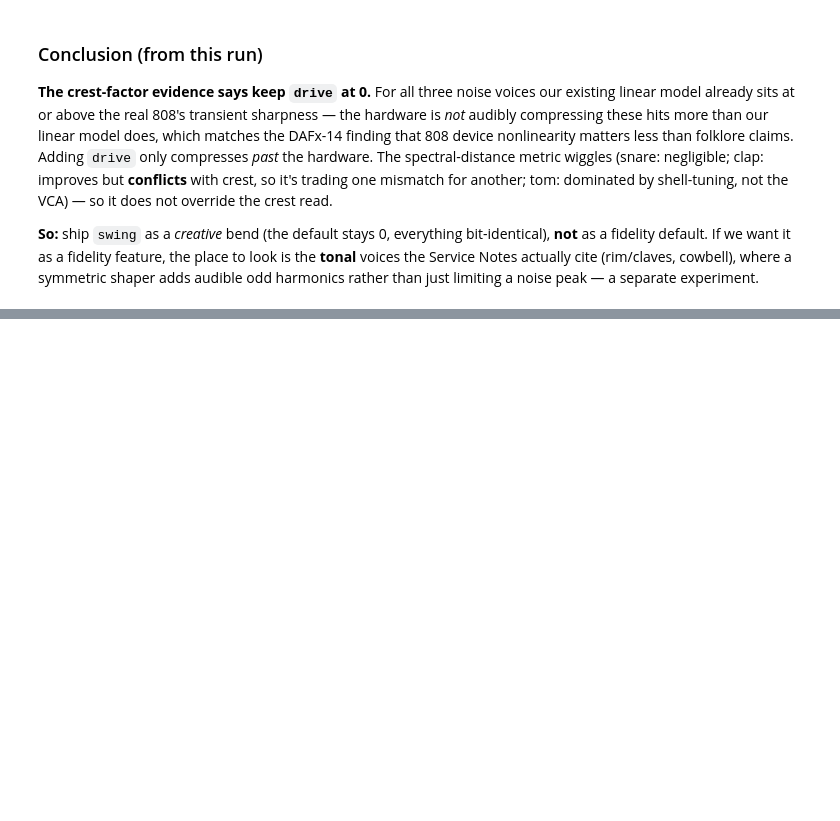
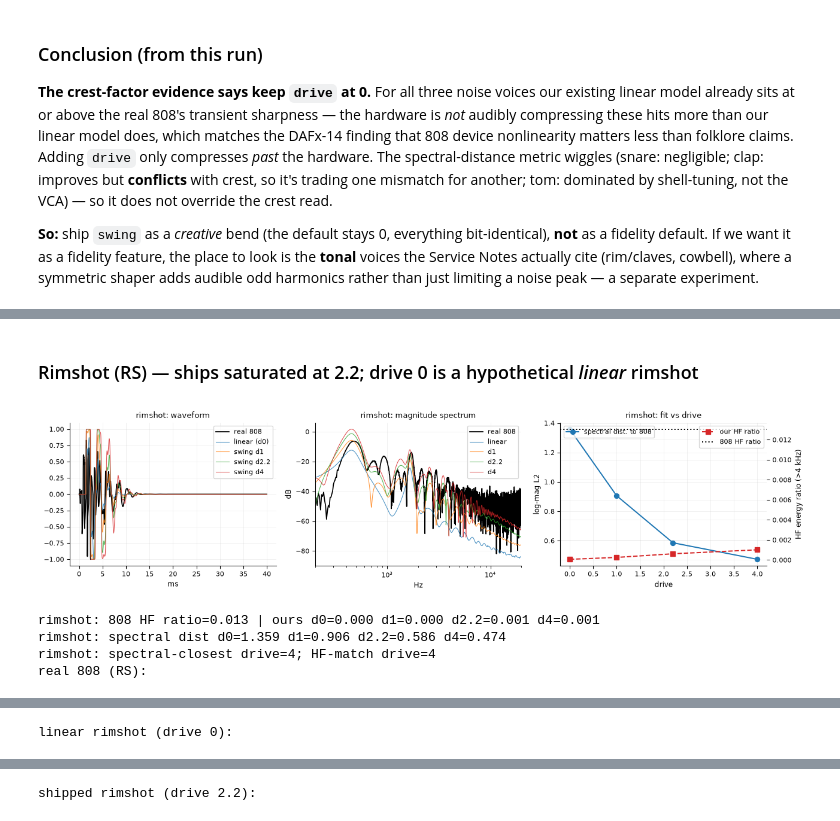
Before and after one commit to tap/TapTools, a Jupyter notebook: notebooks/tr808_swing_vca.ipynb, the cells around one changed output, grey strips where cells are left out. Saved outputs shown, nothing was run; the diff lists cells and outputs as text; code cells hidden in the pictures; blank space fills up the shorter version.

```diff
--- a/notebooks/tr808_swing_vca.ipynb
+++ b/notebooks/tr808_swing_vca.ipynb
@@ -279,0 +294,53 @@ odd harmonics rather than just limiting a noise peak — a separate experiment.
+# %%
+def hf_ratio(x, cut=4000):
+    f, X = mag_spectrum(x / (np.max(np.abs(x)) + 1e-12)); p = X ** 2
+    return float(p[f >= cut].sum() / (p.sum() + 1e-12))
+
+def compare_tonal(name, ref, ours, drives, twin_ms=60, fname=None):
+    fig, ax = plt.subplots(1, 3, figsize=(13.5, 3.4))
+    N = int(twin_ms * 1e-3 * ANALYSIS_SR); t = np.arange(N) / ANALYSIS_SR * 1000
+    rn = ref / (np.max(np.abs(ref)) + 1e-12)
+    ax[0].plot(t, rn[:N], color="k", lw=1.3, label="real 808")
+    for d in drives:
+        o = ours[d] / (np.max(np.abs(ours[d])) + 1e-12)
+        ax[0].plot(t, o[:N], lw=0.8, alpha=0.8, label=(f"linear (d0)" if d == 0 else f"swing d{d:g}"))
+    ax[0].set(title=f"{name}: waveform", xlabel="ms"); ax[0].legend()
+    f, R = mag_spectrum(ref / (np.max(np.abs(ref)) + 1e-12))
+    ax[1].semilogx(f, 20*np.log10(R + 1e-6), color="k", lw=1.3, label="real 808")
+    for d in drives:
+        _, O = mag_spectrum(ours[d] / (np.max(np.abs(ours[d])) + 1e-12))
+        ax[1].semilogx(f, 20*np.log10(O + 1e-6), lw=0.8, alpha=0.8, label=(f"linear" if d == 0 else f"d{d:g}"))
+    ax[1].set(title=f"{name}: magnitude spectrum", xlabel="Hz", ylabel="dB", xlim=(200, 20000)); ax[1].legend()
+    dist = [spectral_distance(ref, ours[d]) for d in drives]
+    hf = [hf_ratio(ours[d]) for d in drives]; hf_ref = hf_ratio(ref)
+    ax[2].plot(drives, dist, "o-", label="spectral dist. to 808")
+    ax[2].set(title=f"{name}: fit vs drive", xlabel="drive", ylabel="log-mag L2"); ax[2].legend(loc="upper left")
+    ax2b = ax[2].twinx()
+    ax2b.plot(drives, hf, "s--", color="C3", label="our HF ratio")
+    ax2b.axhline(hf_ref, color="k", ls=":", label="808 HF ratio"); ax2b.set_ylabel("HF energy ratio (>4 kHz)")
+    ax2b.legend(loc="upper right")
+    fig.tight_layout()
+    if fname: fig.savefig(FIGS / fname, dpi=110, bbox_inches="tight")
+    plt.show()
+    spec_best = drives[int(np.argmin(dist))]
+    hf_best = drives[int(np.argmin([abs(h - hf_ref) for h in hf]))]
+    print(f"{name}: 808 HF ratio={hf_ref:.3f} | ours " + " ".join(f"d{d:g}={h:.3f}" for d, h in zip(drives, hf)))
+    print(f"{name}: spectral dist " + " ".join(f"d{d:g}={s:.3f}" for d, s in zip(drives, dist)))
+    print(f"{name}: spectral-closest drive={spec_best:g}; HF-match drive={hf_best:g}")
+    return dist, hf, hf_ref
+# %% [markdown]
+### Rimshot (RS) — ships saturated at 2.2; drive 0 is a hypothetical *linear* rimshot
+# %%
+tdr = [0.0, 1.0, 2.2, 4.0]
+rs_ref = onset_trim(resample(*read_wav(ref_files["RS"])))
+rs_ours = {d: render_ours("rimshot", [("drive", d)]) for d in tdr}
+rs_dist, rs_hf, rs_hfref = compare_tonal("rimshot", rs_ref, rs_ours, tdr, twin_ms=40, fname="rimshot.png")
+print("real 808 (RS):"); display(player(rs_ref))
+print("linear rimshot (drive 0):"); display(player(rs_ours[0.0]))
+print("shipped rimshot (drive 2.2):"); display(player(rs_ours[2.2]))
+# %% [output]
+[figure, added]
+rimshot: 808 HF ratio=0.013 | ours d0=0.000 d1=0.000 d2.2=0.001 d4=0.001
+rimshot: spectral dist d0=1.359 d1=0.906 d2.2=0.586 d4=0.474
+rimshot: spectral-closest drive=4; HF-match drive=4
+real 808 (RS):
@@ -279,0 +348 @@ odd harmonics rather than just limiting a noise peak — a separate experiment.
+linear rimshot (drive 0):
@@ -279,0 +350 @@ odd harmonics rather than just limiting a noise peak — a separate experiment.
+shipped rimshot (drive 2.2):
```
Also changed, not shown: parts of 9 cells of this notebook, 3 other files.
